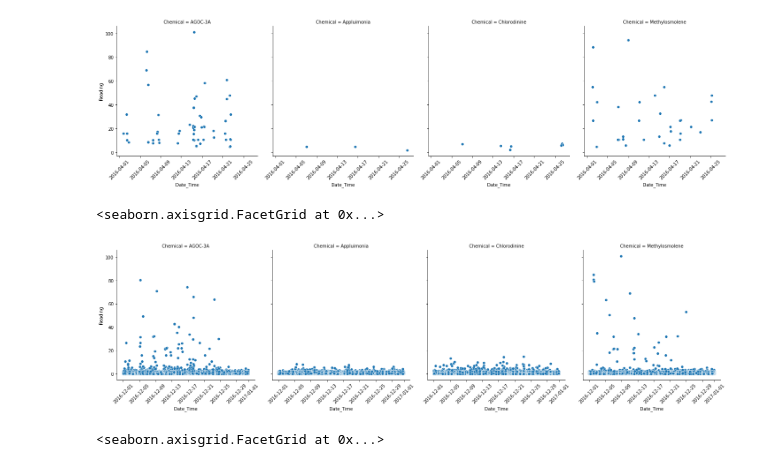
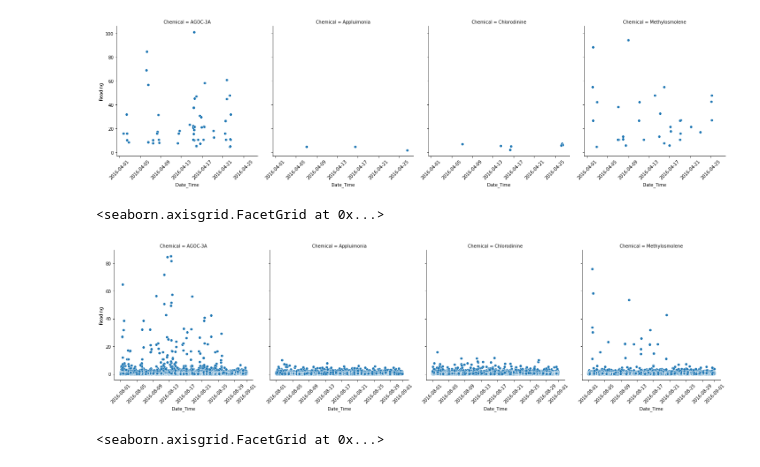
Before and after one commit to j-tice/capstone_final, a Jupyter notebook: EDA_and_Analysis/Megan_EDA_sensors_v2.ipynb, the cells around one changed output. Cells and saved outputs as stored; diff of their text form; code cells hidden in the pictures.

```diff
--- a/EDA_and_Analysis/Megan_EDA_sensors_v2.ipynb
+++ b/EDA_and_Analysis/Megan_EDA_sensors_v2.ipynb
@@ -793,13 +793,13 @@ april_sig.set_xticklabels(rotation=45)
 [figure]
 # %%
 aug_data = sensor_data[sensor_data['Date_Time'].dt.strftime('%Y-%m') == '2016-08']
-aug_data = dec_data.sort_values(by=['Chemical'])
+aug_data = aug_data.sort_values(by=['Chemical'])
 
 aug = sns.relplot(data = aug_data, x = 'Date_Time', y = 'Reading', col = 'Chemical')
 aug.set_xticklabels(rotation=45)
 # %% [output]
 <seaborn.axisgrid.FacetGrid at 0x...>
-[figure, old version]
+[figure, new version]
 # %%
 aug_sig_data = sig_all[sig_all['Date_Time'].dt.strftime('%Y-%m') == '2016-08']
 aug_sig_data = aug_sig_data.sort_values(by=['Chemical'])
```
Also changed, not shown: parts of 6 cells of this notebook.
